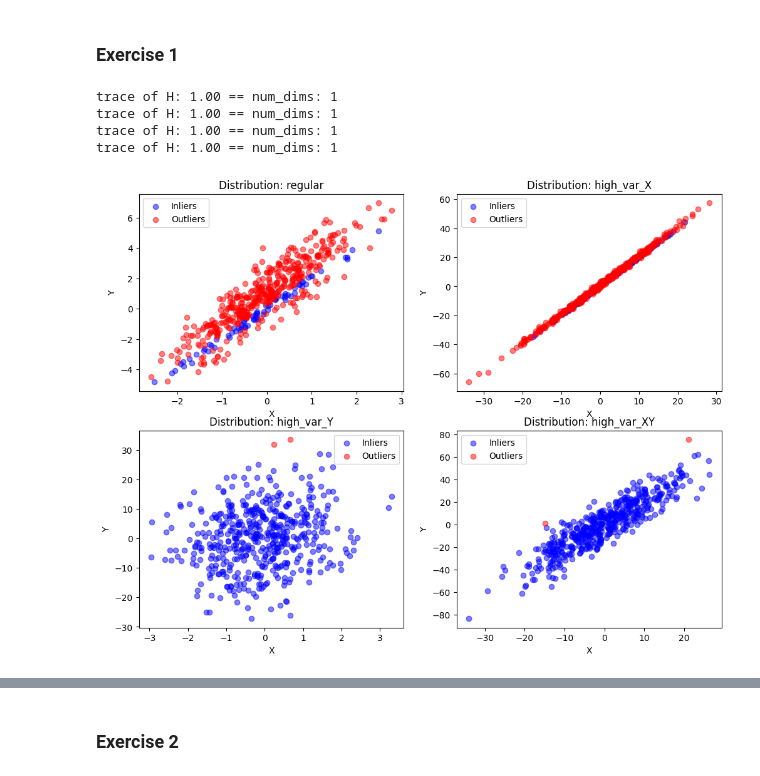
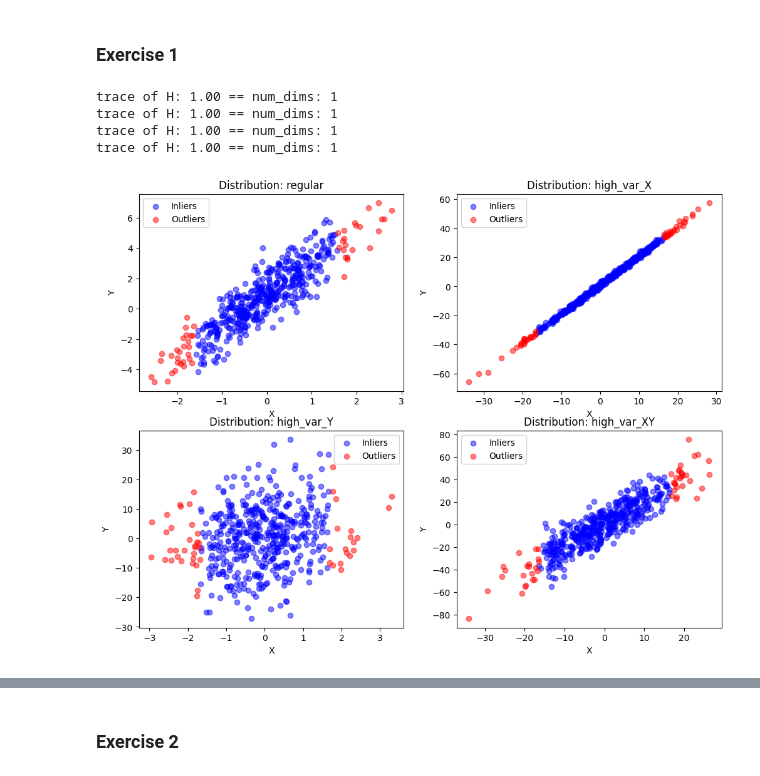
Before and after one commit to Razvan48/Homework-Anomaly-Detection-AD, a Jupyter notebook: Laboratories/Laboratory-2/Laboratory-2.ipynb, the cells around one changed output, grey strips where cells are left out. Drawn from its saved outputs; the diff is of its cells as text; code cells hidden in the pictures.

```diff
--- a/Laboratories/Laboratory-2/Laboratory-2.ipynb
+++ b/Laboratories/Laboratory-2/Laboratory-2.ipynb
@@ -97,42 +123,43 @@ def ex1_1d():
             var_eps = 10.0
             var_X = 10.0
 
         eps = np.random.normal(miu, var_eps, (num_samples,))
         Xs = np.random.normal(miu, var_X, (num_samples, num_dims))
         Ys = (a * Xs + b).flatten() + eps
 
         H = Xs @ np.linalg.pinv(Xs)
 
         trace_H = np.trace(H)
         print(f'trace of H: {trace_H:.2f} == num_dims: {num_dims}')
 
-        errors = (np.eye(num_samples) - H) @ Ys
-        var_errors = np.var(errors)
-        r_scores = errors / (var_errors * np.sqrt(1.0 - np.diag(H)))
+        diag_H = np.diag(H)
+        top_K = 50
+        inlier_indices = np.argsort(-diag_H)[top_K:]
+        outlier_indices = np.argsort(-diag_H)[:top_K]
 
-        threshold = 0.3
-        inlier_Xs = Xs[np.abs(r_scores) < threshold]
-        inlier_Ys = Ys[np.abs(r_scores) < threshold]
-        outlier_Xs = Xs[np.abs(r_scores) >= threshold]
-        outlier_Ys = Ys[np.abs(r_scores) >= threshold]
+        inlier_Xs = Xs[inlier_indices]
+        inlier_Ys = Ys[inlier_indices]
+
+        outlier_Xs = Xs[outlier_indices]
+        outlier_Ys = Ys[outlier_indices]
 
         ax.scatter(inlier_Xs, inlier_Ys, c='blue', label='Inliers', alpha=0.5)
         ax.scatter(outlier_Xs, outlier_Ys, c='red', label='Outliers', alpha=0.5)
         ax.set_title(f'Distribution: {point_type}')
         ax.set_xlabel('X')
         ax.set_ylabel('Y')
         ax.legend()
 
     plt.show()
 
 
 ex1_1d()
 # %% [output]
 trace of H: 1.00 == num_dims: 1
 trace of H: 1.00 == num_dims: 1
 trace of H: 1.00 == num_dims: 1
 trace of H: 1.00 == num_dims: 1
-[figure, old version]
+[figure, new version]
 # %%
 def ex1_2d():
     np.random.seed(23)
```
Also changed, not shown: parts of 4 cells of this notebook, 1 other file.
